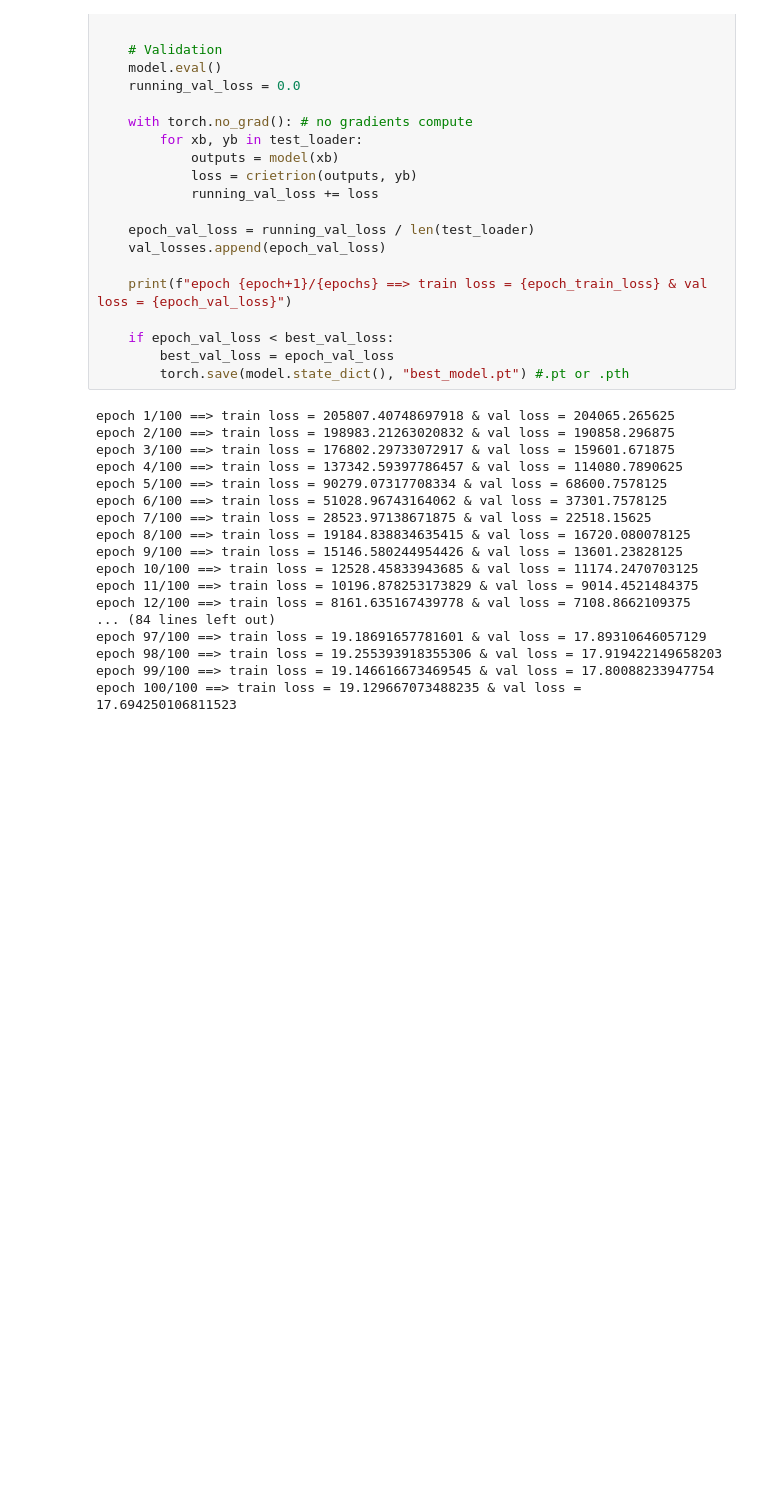
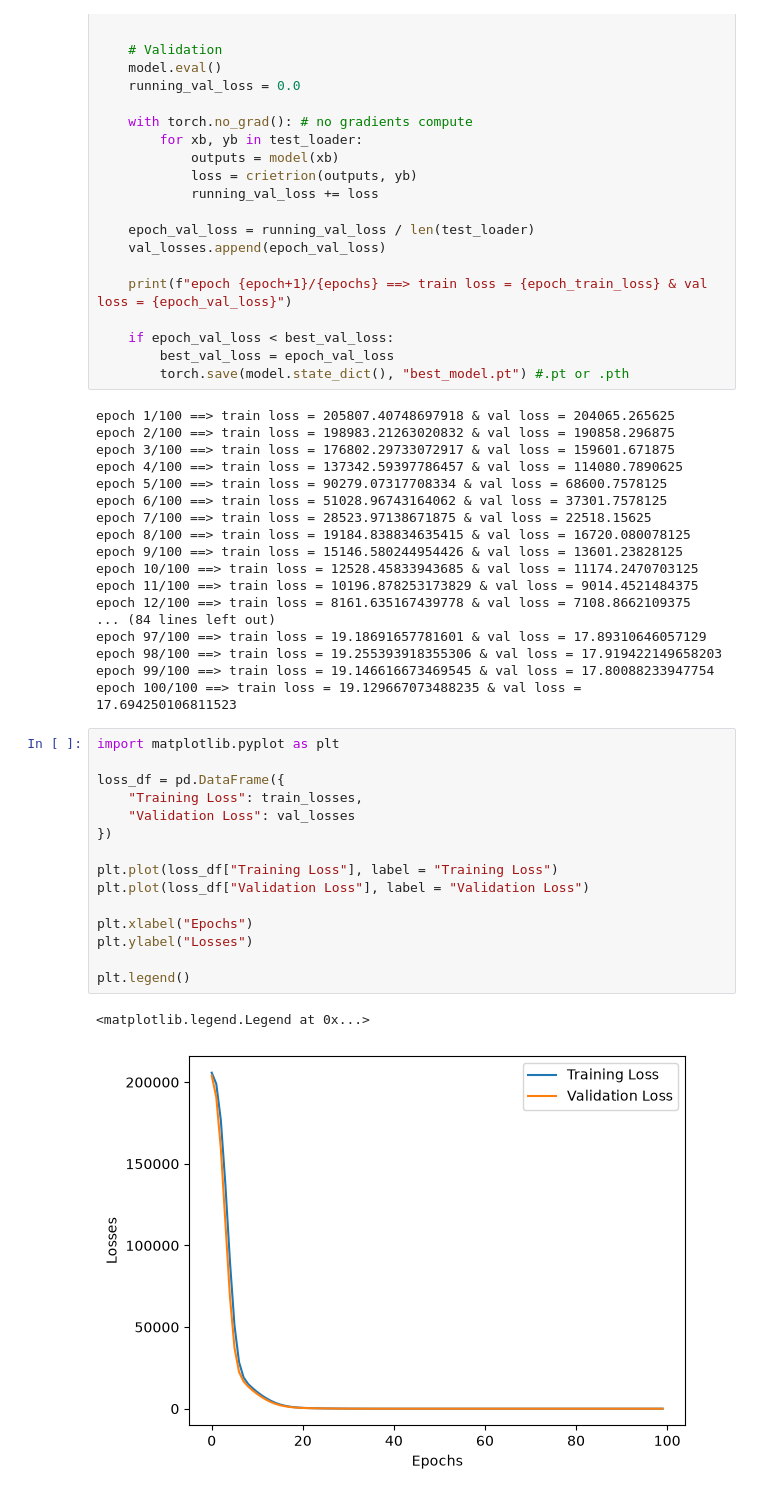
Before and after one commit to ravihw7/ML-Algorithms, a Jupyter notebook: 11-ANN/11.1-ANN_Regression/ann_regression.ipynb, the cells around one changed output. Saved outputs shown, nothing was run; the diff lists cells and outputs as text; blank space fills up the shorter version.

Commit message:
Plotting training vs validation loss

```diff
--- a/11-ANN/11.1-ANN_Regression/ann_regression.ipynb
+++ b/11-ANN/11.1-ANN_Regression/ann_regression.ipynb
@@ -158,3 +158,21 @@ epoch 97/100 ==> train loss = 19.18691657781601 & val loss = 17.89310646057129
 epoch 98/100 ==> train loss = 19.255393918355306 & val loss = 17.919422149658203
 epoch 99/100 ==> train loss = 19.146616673469545 & val loss = 17.80088233947754
 epoch 100/100 ==> train loss = 19.129667073488235 & val loss = 17.694250106811523
+# %%
+import matplotlib.pyplot as plt
+
+loss_df = pd.DataFrame({
+    "Training Loss": train_losses,
+    "Validation Loss": val_losses
+})
+
+plt.plot(loss_df["Training Loss"], label = "Training Loss")
+plt.plot(loss_df["Validation Loss"], label = "Validation Loss")
+
+plt.xlabel("Epochs")
+plt.ylabel("Losses")
+
+plt.legend()
+# %% [output]
+<matplotlib.legend.Legend at 0x...>
+[figure, added]
```
